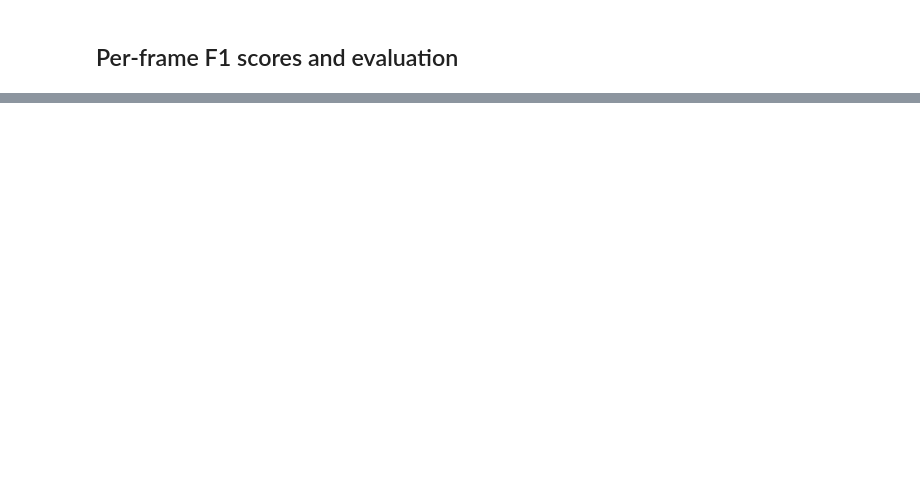
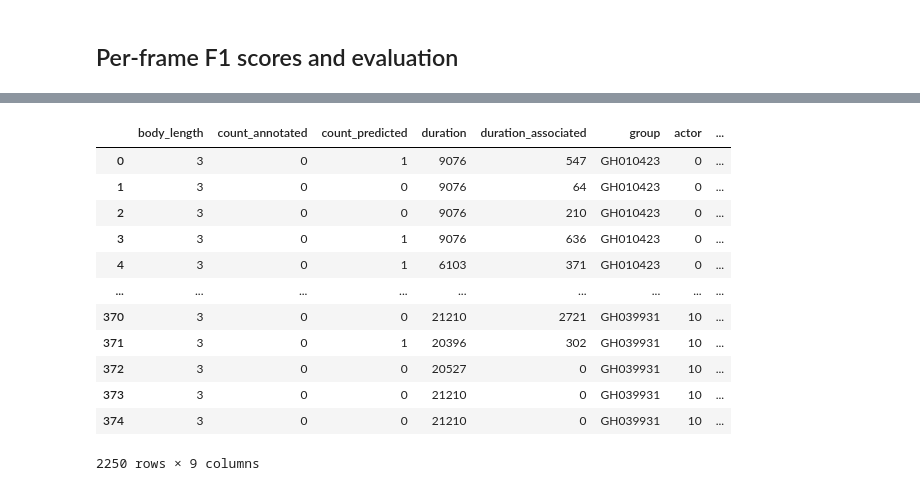
Before and after one commit to pnuehrenberg/vassi, a Jupyter notebook: examples/social_cichlids/results_and_figures.ipynb, the cells around one changed output, grey strips where cells are left out. Cells and saved outputs as stored; diff of their text form; code cells hidden in the pictures; blank space fills up the shorter version.

```diff
--- a/examples/social_cichlids/results_and_figures.ipynb
+++ b/examples/social_cichlids/results_and_figures.ipynb
@@ -305,0 +594,6 @@ def aggregate_scores(summary, score_level, *, categories):
+# %%
+actor = actor_counts["actor"].iloc[0]
+recipient_counts = observations_group[observations_group["actor"] == actor].groupby("recipient", as_index=False).aggregate(count=("recipient", "count")).sort_values("count", ascending=False)
+recipients = recipient_counts["recipient"].tolist()[:3]
+
+recipient_counts
@@ -306 +607,4 @@ def aggregate_scores(summary, score_level, *, categories):
+# %%
+colors = ["#66C2A5", "#B84D3D", "#FC8D62", "#4C6688", "#8DA0CB", "#dddddd", "#EEA5CC"]
+box_kwargs = {"lw": 0, "joinstyle": "round", "alpha": 0.5}
 # %%
@@ -576,0 +926,5 @@ def aggregate_scores(summary, score_level, *, categories):
+# %%
+annotations = dataset_test.observations
+predictions = test_result.predictions
+# %%
+dyads = [(group_identifier, *identifier) for group_identifier, group in dataset_test for identifier in group.identifiers]
@@ -576,0 +1007,16 @@ def aggregate_scores(summary, score_level, *, categories):
+# %%
+aggregated_counts
+# %% [output]
+|  | body_length | count_annotated | count_predicted | duration | duration_associated | group | actor | ... |
+| 0 | 3 | 0 | 1 | 9076 | 547 | GH010423 | 0 | ... |
+| 1 | 3 | 0 | 0 | 9076 | 64 | GH010423 | 0 | ... |
+| 2 | 3 | 0 | 0 | 9076 | 210 | GH010423 | 0 | ... |
+| 3 | 3 | 0 | 1 | 9076 | 636 | GH010423 | 0 | ... |
+| 4 | 3 | 0 | 1 | 6103 | 371 | GH010423 | 0 | ... |
+| ... | ... | ... | ... | ... | ... | ... | ... | ... |
+| 370 | 3 | 0 | 0 | 21210 | 2721 | GH039931 | 10 | ... |
+| 371 | 3 | 0 | 1 | 20396 | 302 | GH039931 | 10 | ... |
+| 372 | 3 | 0 | 0 | 20527 | 0 | GH039931 | 10 | ... |
+| 373 | 3 | 0 | 0 | 21210 | 0 | GH039931 | 10 | ... |
+| 374 | 3 | 0 | 0 | 21210 | 0 | GH039931 | 10 | ... |
+2250 rows × 9 columns
```
Also changed, not shown: parts of 38 cells of this notebook, 4 other files.
